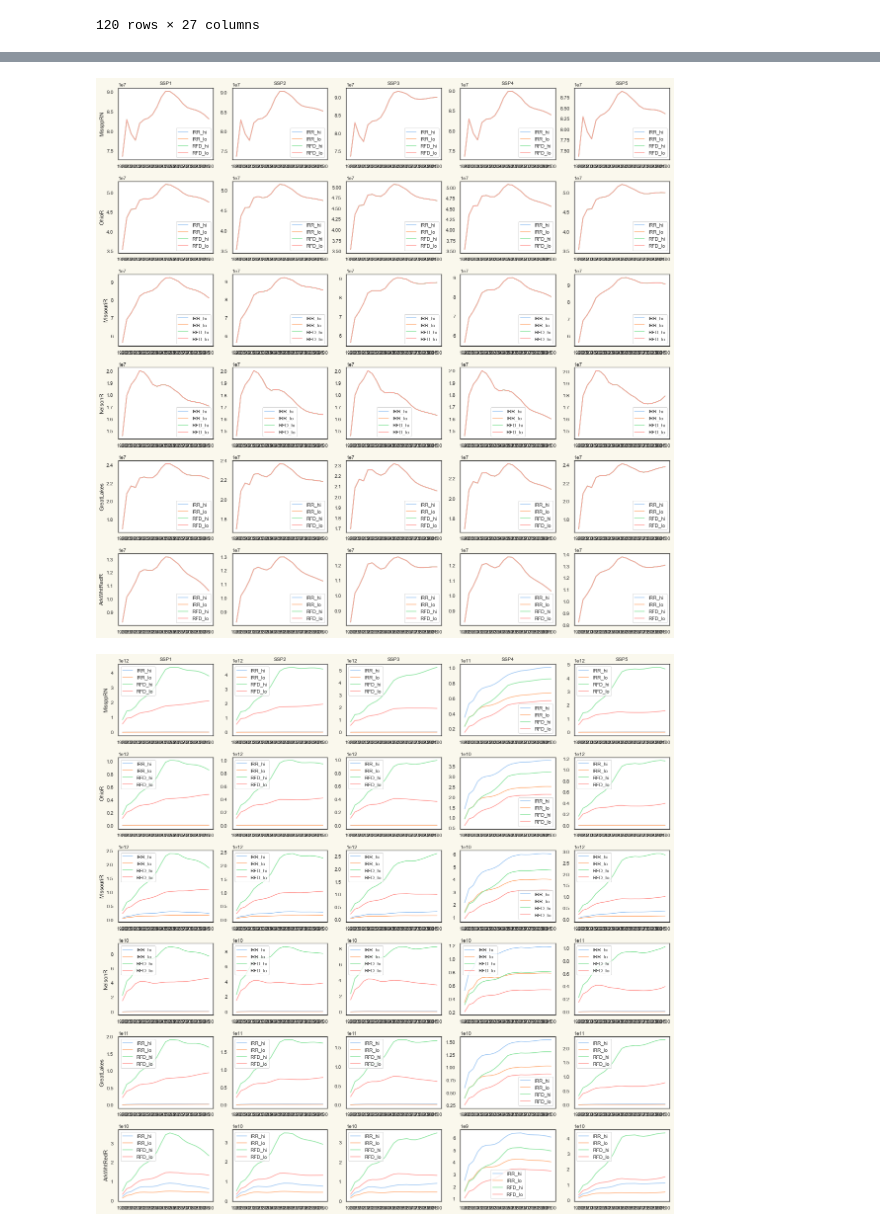
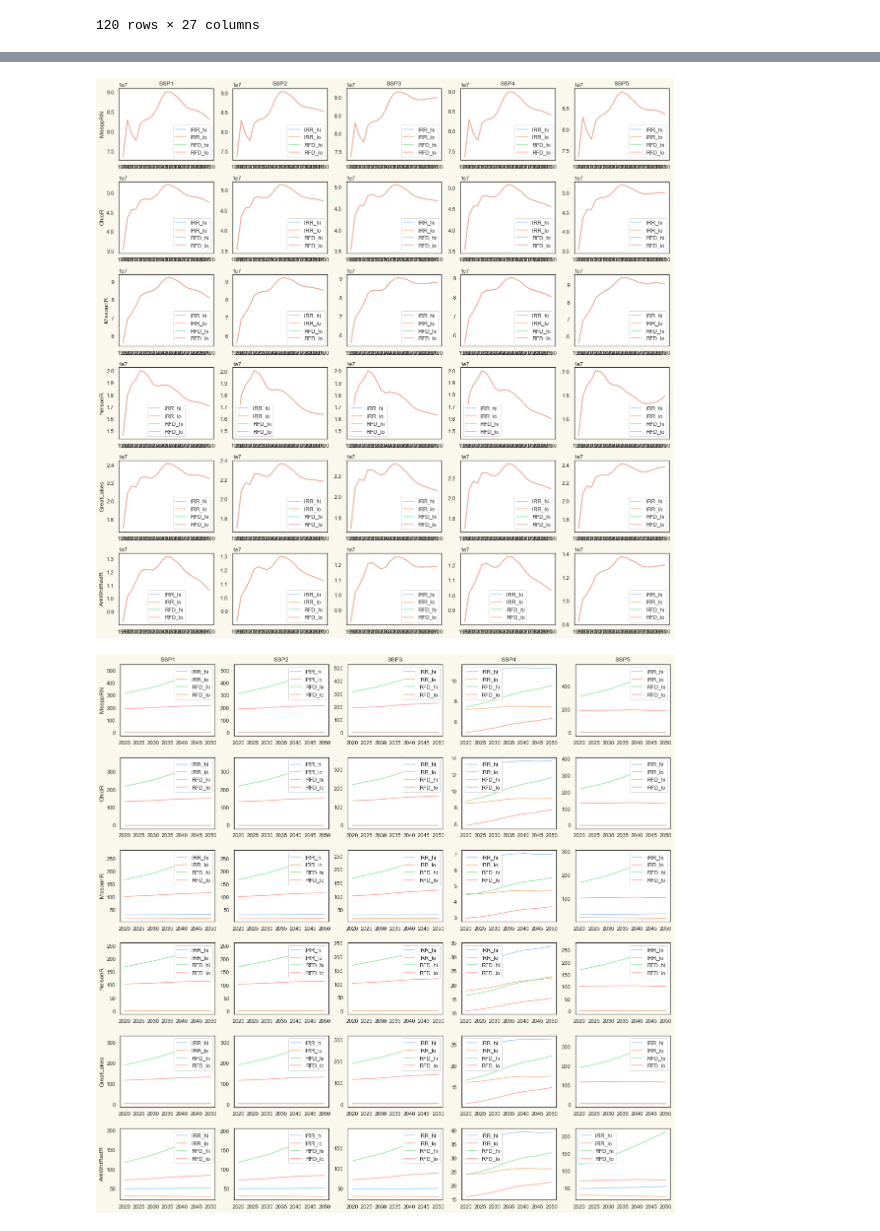
Before and after one commit to heishanmao/SYBModel, a Jupyter notebook: Exp-climate-change.ipynb, the cells around one changed output, grey strips where cells are left out. Drawn from its saved outputs; the diff is of its cells as text; code cells hidden in the pictures.

```diff
--- a/Exp-climate-change.ipynb
+++ b/Exp-climate-change.ipynb
@@ -187,5 +185,5 @@ for row, subregion in enumerate(subregions):
                     title = str(scenario)
                 else:
                     title = None
-                plot(ax, y1*y2, label=str(management)+'_'+str(level), ylabel=ylable, title=title)
+                plot(ax, y1/y2, label=str(management)+'_'+str(level), ylabel=ylable, title=title)
 # %% [output]
@@ -273,34 +271,34 @@ for row, subregion in enumerate(subregions):
                     title = None
                 plot(ax, y, label=str(management)+'_'+str(level), ylabel=ylable, title=title)
 # %% [output]
-[figure, old version]
+[figure, new version]
 # %%
 fig = plt.figure(figsize=(20, 20), facecolor='#faf8ed')
 #fig.tight_layout()
 #gs = GridSpec(3, 1, hspace=0.0, wspace=0.2, width_ratios=[1,1,1])
 gs = GridSpec(6, 5, hspace=0.3)
 #
 for row, subregion in enumerate(subregions):
     for col, scenario in enumerate(Scenarios):
         ax = fig.add_subplot(gs[row,col])
         #print(row,col)
         for management in managements:
             for level in levels:
                 df1 = production.query('management == @management and level ==@level and scenario ==@scenario and subregion==@subregion')
                 df2 = land.query('scenario ==@scenario and subregion==@subregion')
                 y1 = df1.loc[:,Years[0]:Years[-1]].T.to_numpy()*1e6
                 y2 = df2.loc[:,Years[0]:Years[-1]].T.to_numpy()*1e3
                 #print(row,col,y)
                 #print(df)
                 #print(y1,y2)
                 if col%5==0:
                     ylable = str(subregion)
                 else:
                     ylable = None
                 if row == 0:
                     title = str(scenario)
                 else:
                     title = None
-                plot(ax, y1*y2, label=str(management)+'_'+str(level), ylabel=ylable, title=title)
+                plot(ax, y1/y2, label=str(management)+'_'+str(level), ylabel=ylable, title=title)
 # %% [output]
-[figure, old version]
+[figure, new version]
```
Also changed, not shown: parts of 6 cells of this notebook.
